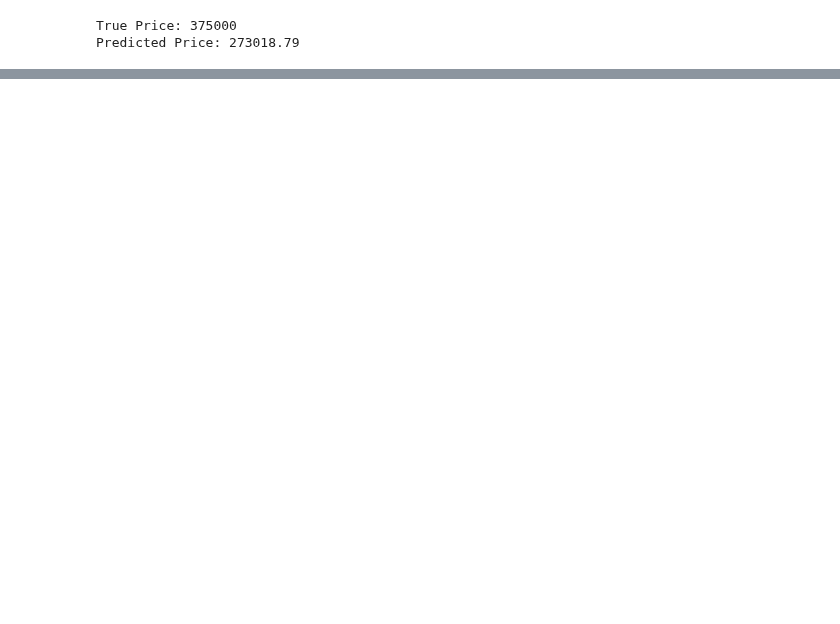
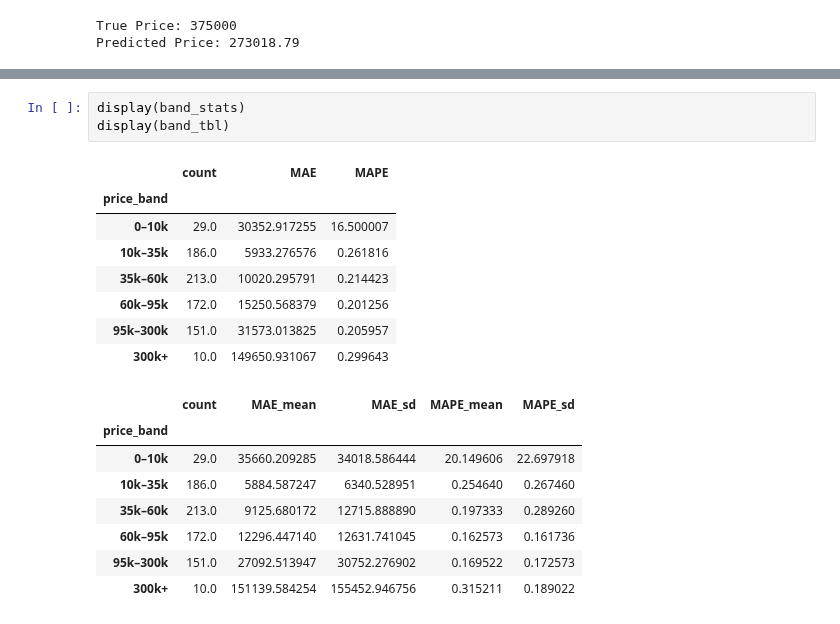
Before and after one commit to RioPramana21/Ctrl-Price-Taking-Control-of-Used-Car-Valuations-with-ML, a Jupyter notebook: code_files/feature_engineering_and_modelling.ipynb, the cells around one changed output, grey strips where cells are left out. Drawn from its saved outputs; the diff is of its cells as text; blank space fills up the shorter version.

```diff
--- a/code_files/feature_engineering_and_modelling.ipynb
+++ b/code_files/feature_engineering_and_modelling.ipynb
@@ -374,0 +490,20 @@ Predicted Price: 273018.79
+# %%
+display(band_stats)
+display(band_tbl)
+# %% [output]
+|  | count | MAE | MAPE |
+| price_band |  |  |  |
+| 0–10k | 29.0 | 30352.917255 | 16.500007 |
+| 10k–35k | 186.0 | 5933.276576 | 0.261816 |
+| 35k–60k | 213.0 | 10020.295791 | 0.214423 |
+| 60k–95k | 172.0 | 15250.568379 | 0.201256 |
+| 95k–300k | 151.0 | 31573.013825 | 0.205957 |
+| 300k+ | 10.0 | 149650.931067 | 0.299643 |
+|  | count | MAE_mean | MAE_sd | MAPE_mean | MAPE_sd |
+| price_band |  |  |  |  |  |
+| 0–10k | 29.0 | 35660.209285 | 34018.586444 | 20.149606 | 22.697918 |
+| 10k–35k | 186.0 | 5884.587247 | 6340.528951 | 0.254640 | 0.267460 |
+| 35k–60k | 213.0 | 9125.680172 | 12715.888890 | 0.197333 | 0.289260 |
+| 60k–95k | 172.0 | 12296.447140 | 12631.741045 | 0.162573 | 0.161736 |
+| 95k–300k | 151.0 | 27092.513947 | 30752.276902 | 0.169522 | 0.172573 |
+| 300k+ | 10.0 | 151139.584254 | 155452.946756 | 0.315211 | 0.189022 |
```
Also changed, not shown: parts of 2 cells of this notebook.
